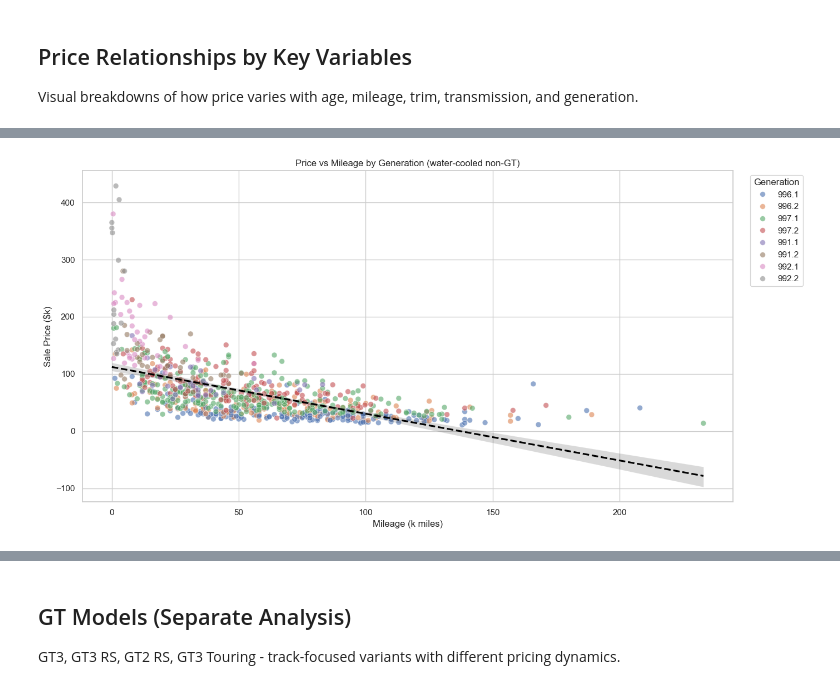
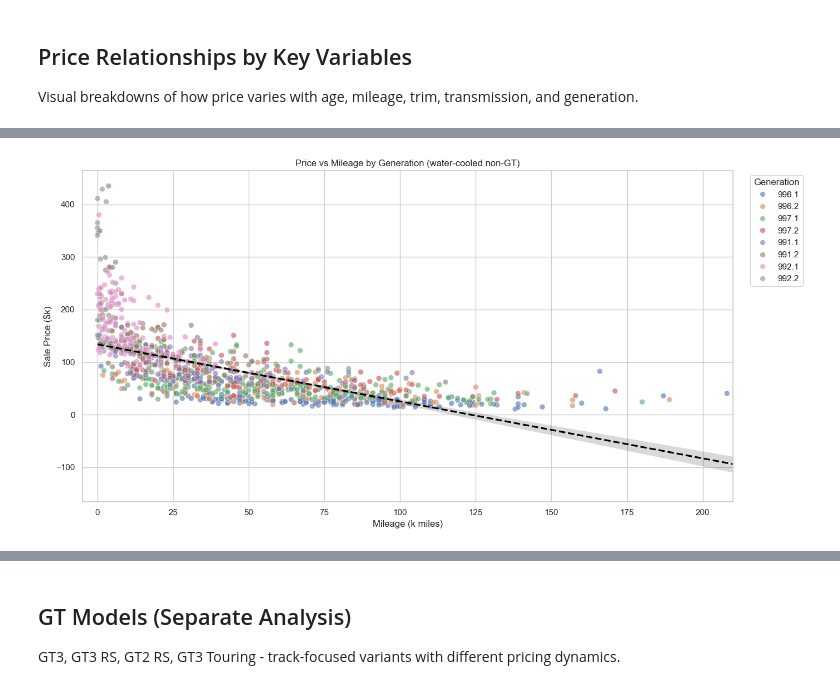
Before and after one commit to No-Stream/price-trend-analysis, a Jupyter notebook: notebooks/02_eda.ipynb, the cells around one changed output, grey strips where cells are left out. Cells and saved outputs as stored; diff of their text form; code cells hidden in the pictures.

```diff
--- a/notebooks/02_eda.ipynb
+++ b/notebooks/02_eda.ipynb
@@ -433,34 +433,35 @@ df_mileage = df_main[df_main["mileage"].notna()].copy()
 df_mileage["mileage_k"] = df_mileage["mileage"] / 1000
 df_mileage["price_k"] = df_mileage["sale_price"] / 1000
 
 sns.scatterplot(
     data=df_mileage,
     x="mileage_k",
     y="price_k",
     hue="generation",
     hue_order=WATER_COOLED_GENS,
     alpha=0.6,
     s=50,
     ax=ax,
 )
 # Overall trend line
 sns.regplot(
     data=df_mileage,
     x="mileage_k",
     y="price_k",
     scatter=False,
     color="black",
     line_kws={"linestyle": "--", "label": "Overall trend"},
     ax=ax,
 )
 ax.set_xlabel("Mileage (k miles)")
 ax.set_ylabel("Sale Price ($k)")
 ax.set_title("Price vs Mileage by Generation (water-cooled non-GT)")
 ax.legend(title="Generation", bbox_to_anchor=(1.02, 1), loc="upper left")
+ax.set_xlim(-5, 210)
 plt.tight_layout()
 plt.show()
 # %% [output]
-[figure, old version]
+[figure, new version]
 # %%
 # Price by Trim (grouped) - box plots ordered by median price
 fig, ax = plt.subplots(figsize=(12, 7))
```
Also changed, not shown: parts of 23 cells of this notebook, 8 other files.
